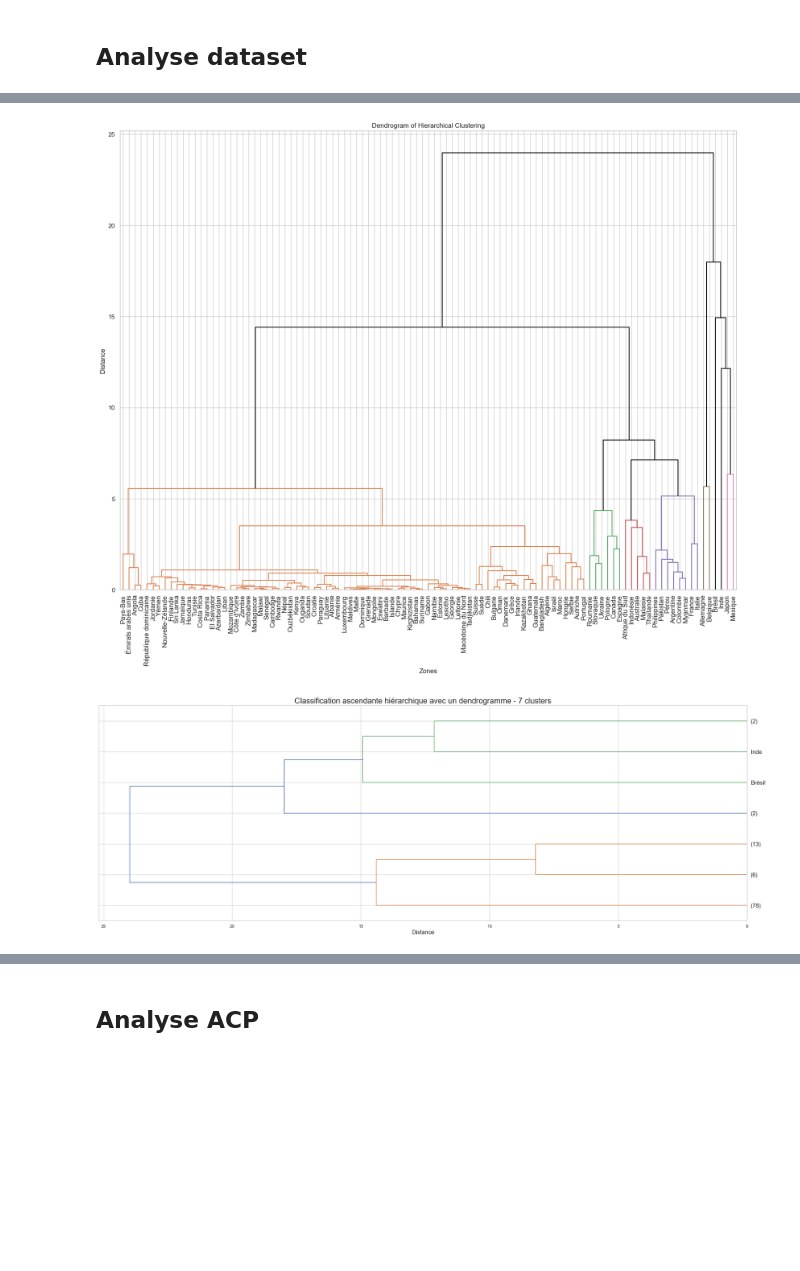
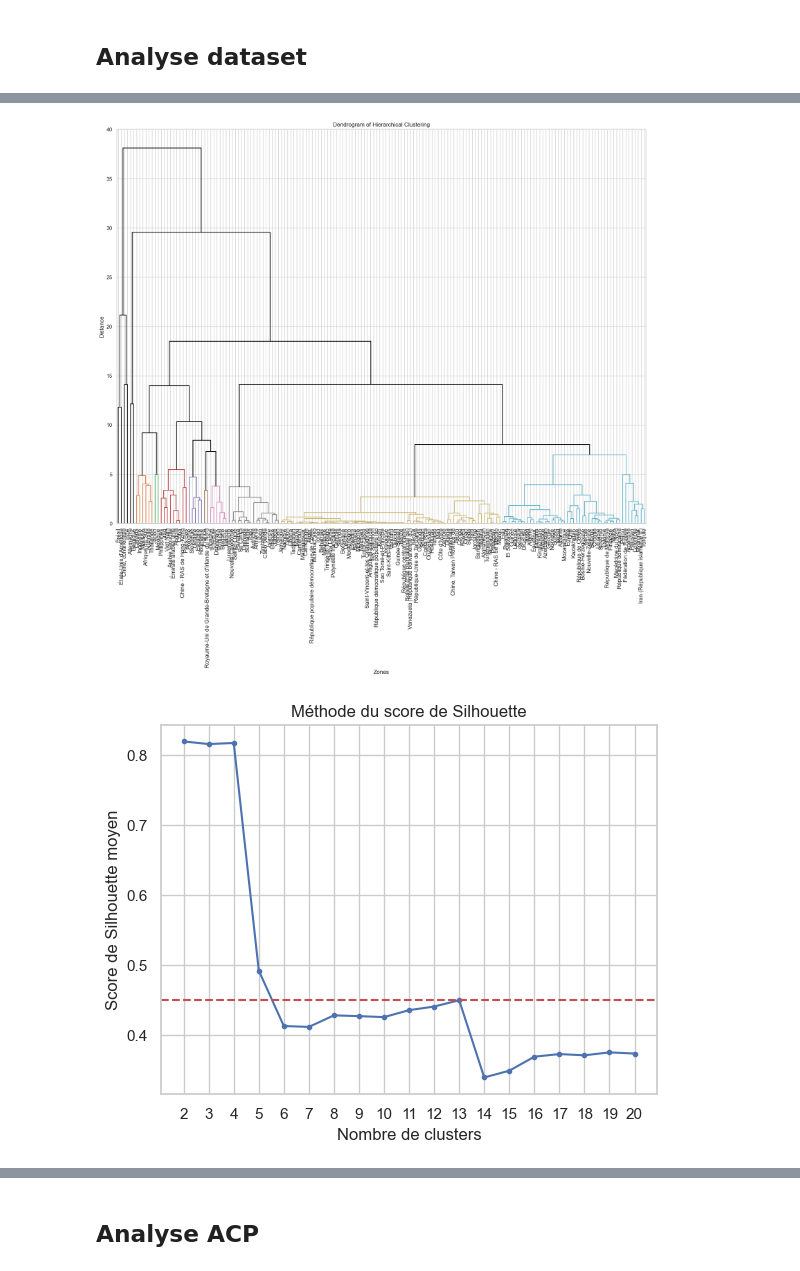
Before and after one commit to RubenKraan/data_analyst_openclassrooms, a Jupyter notebook: projet 11/projet_11_2.ipynb, the cells around one changed output, grey strips where cells are left out. Saved outputs shown, nothing was run; the diff lists cells and outputs as text; code cells hidden in the pictures; blank space fills up the shorter version.

```diff
--- a/projet 11/projet_11_2.ipynb
+++ b/projet 11/projet_11_2.ipynb
@@ -53,13 +54,13 @@ Viande poids vif, poulet, totale_production     88
 dtype: int64
 # %%
 # if values that are 0 are over 80 drop the columns
-dataset = dataset.loc[:, dataset.isin([0]).sum() <= 80]
+# dataset = dataset.loc[:, dataset.isin([0]).sum() <= 80]
 # %%
 # drop countries with 'Outlets_kfc' = 0
-dataset = dataset[dataset['Outlets_kfc'] != 0]
+# dataset = dataset[dataset['Outlets_kfc'] != 0]
 # %%
 # drop exportation columns
-dataset = dataset.drop(columns=['Exportations - quantité_import', 'Exportations - valeur_import',])
+# dataset = dataset.drop(columns=['Exportations - quantité_import', 'Exportations - valeur_import',])
 # %% [markdown]
 ## Analyse dataset
 # %%
@@ -104,18 +105,36 @@ plt.xlabel('Zones')
 plt.ylabel('Distance')
 plt.show()
 # %% [output]
-[figure, old version]
+[figure, new version]
 # %%
-# regroupement du dendrogramme en 7 clusters
+# Initialise les variables
+n_clusters_range = range(2, 21)
+silhouette_avg_scores = []
 
-fig = plt.figure(figsize=(30,10))
-plt.title('Classification ascendante hiérarchique avec un dendrogramme - 7 clusters', fontsize=20)
-plt.xlabel('Distance', fontsize=15)
+# Calcule le score de Silhouette moyen pour chaque valeur du nombre de clusters
+for n_clusters in n_clusters_range:
+    clustering = fcluster(Z, t=n_clusters, criterion='maxclust')
+    silhouette_avg = silhouette_score(X_scaled, clustering)
+    silhouette_avg_scores.append(silhouette_avg)
 
-dendrogram(Z, labels = dataset.index, p=7, truncate_mode='lastp', leaf_font_size=15, orientation='left')
+# Trace le graphique
+fig, ax = plt.subplots()
+
+plt.plot(n_clusters_range, silhouette_avg_scores, marker='.')
+plt.axhline(y=silhouette_avg_scores[11], linestyle = '--', color='r')
+
+# Définit la position des graduations
+ax.xaxis.set_major_locator(ticker.IndexLocator(1, 0))
+
+ax.set_xlabel('Nombre de clusters')
+ax.set_ylabel('Score de Silhouette moyen')
+ax.set_title('Méthode du score de Silhouette')
 
 plt.show()
+
+del (n_clusters_range, silhouette_avg_scores, n_clusters, clustering,
+     silhouette_avg, fig, ax)
 # %% [output]
-[figure, old version]
+[figure, new version]
 # %%
 # identification des clusters
```
Also changed, not shown: parts of 14 cells of this notebook, 6 other files.
